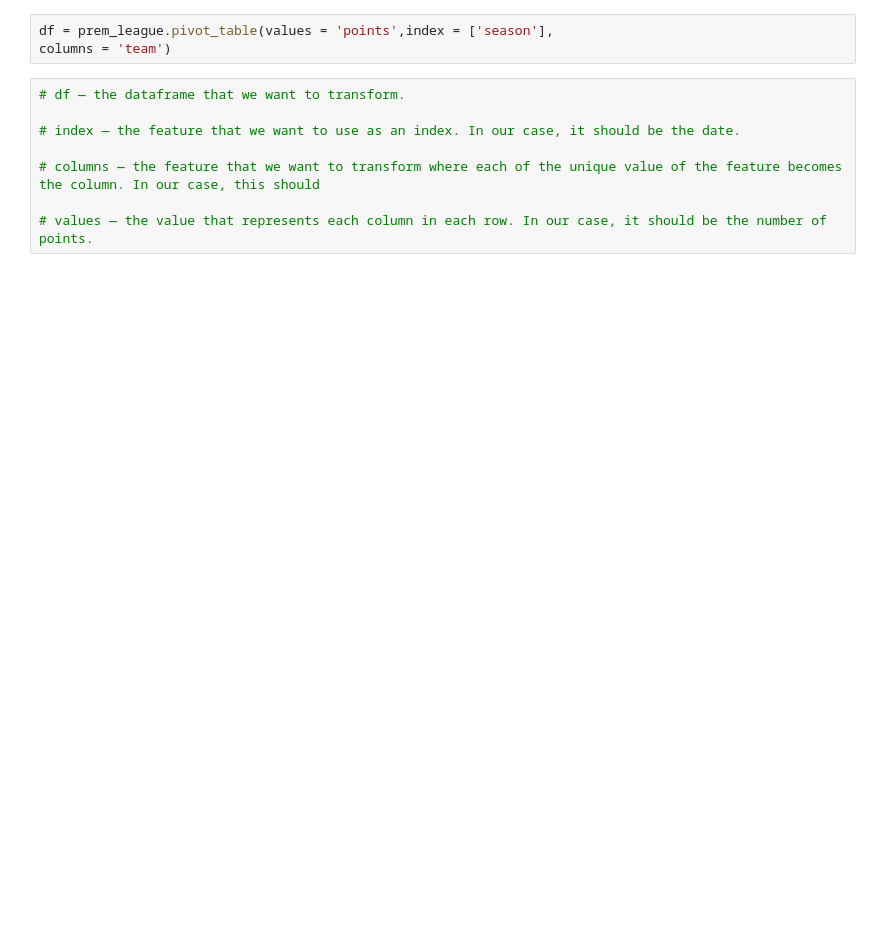
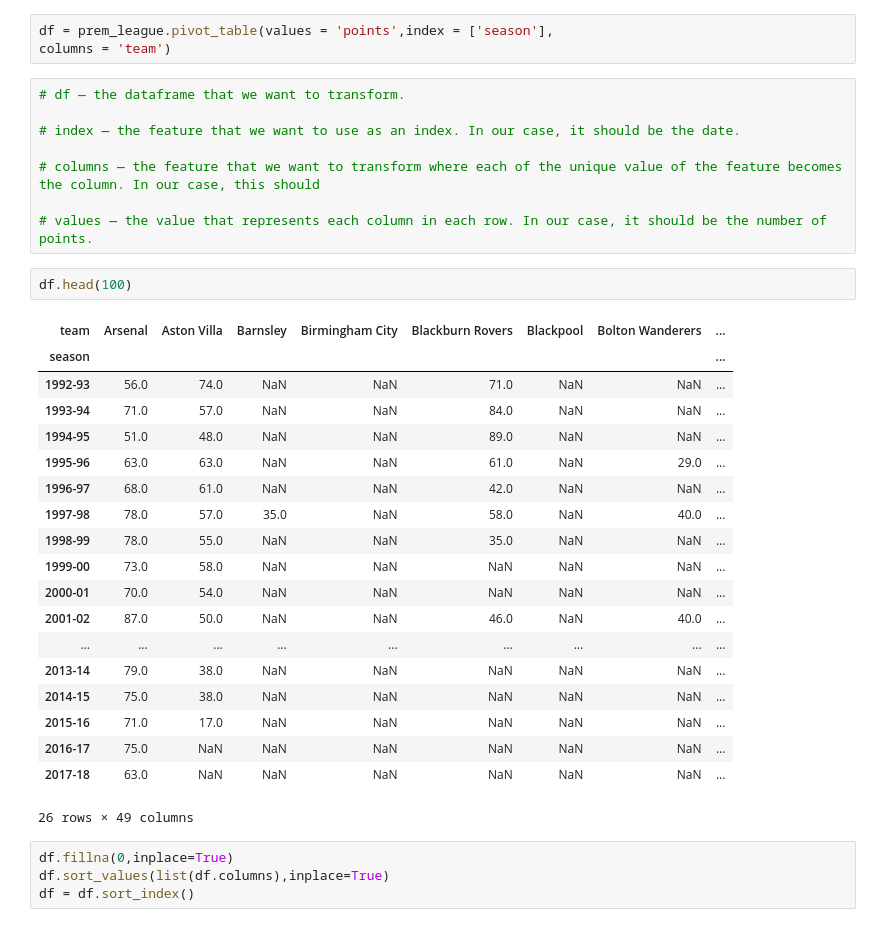
Before and after one commit to jurioste4/Myprojects, a Jupyter notebook: Code_practice/animated_bar_charts/code.ipynb, the cells around one changed output. Cells and saved outputs as stored; diff of their text form; blank space fills up the shorter version.

```diff
--- a/Code_practice/animated_bar_charts/code.ipynb
+++ b/Code_practice/animated_bar_charts/code.ipynb
@@ -34,3 +47,29 @@ df = prem_league.pivot_table(values = 'points',index = ['season'],
 # columns — the feature that we want to transform where each of the unique value of the feature becomes the column. In our case, this should
 
 # values — the value that represents each column in each row. In our case, it should be the number of points.
+# %%
+df.head(100)
+# %% [output]
+| team | Arsenal | Aston Villa | Barnsley | Birmingham City | Blackburn Rovers | Blackpool | Bolton Wanderers | ... |
+| season |  |  |  |  |  |  |  | ... |
+| 1992-93 | 56.0 | 74.0 | NaN | NaN | 71.0 | NaN | NaN | ... |
+| 1993-94 | 71.0 | 57.0 | NaN | NaN | 84.0 | NaN | NaN | ... |
+| 1994-95 | 51.0 | 48.0 | NaN | NaN | 89.0 | NaN | NaN | ... |
+| 1995-96 | 63.0 | 63.0 | NaN | NaN | 61.0 | NaN | 29.0 | ... |
+| 1996-97 | 68.0 | 61.0 | NaN | NaN | 42.0 | NaN | NaN | ... |
+| 1997-98 | 78.0 | 57.0 | 35.0 | NaN | 58.0 | NaN | 40.0 | ... |
+| 1998-99 | 78.0 | 55.0 | NaN | NaN | 35.0 | NaN | NaN | ... |
+| 1999-00 | 73.0 | 58.0 | NaN | NaN | NaN | NaN | NaN | ... |
+| 2000-01 | 70.0 | 54.0 | NaN | NaN | NaN | NaN | NaN | ... |
+| 2001-02 | 87.0 | 50.0 | NaN | NaN | 46.0 | NaN | 40.0 | ... |
+| ... | ... | ... | ... | ... | ... | ... | ... | ... |
+| 2013-14 | 79.0 | 38.0 | NaN | NaN | NaN | NaN | NaN | ... |
+| 2014-15 | 75.0 | 38.0 | NaN | NaN | NaN | NaN | NaN | ... |
+| 2015-16 | 71.0 | 17.0 | NaN | NaN | NaN | NaN | NaN | ... |
+| 2016-17 | 75.0 | NaN | NaN | NaN | NaN | NaN | NaN | ... |
+| 2017-18 | 63.0 | NaN | NaN | NaN | NaN | NaN | NaN | ... |
+26 rows × 49 columns
+# %%
+df.fillna(0,inplace=True)
+df.sort_values(list(df.columns),inplace=True)
+df = df.sort_index()
```
Also changed, not shown: parts of 10 cells of this notebook, 2 other files.
